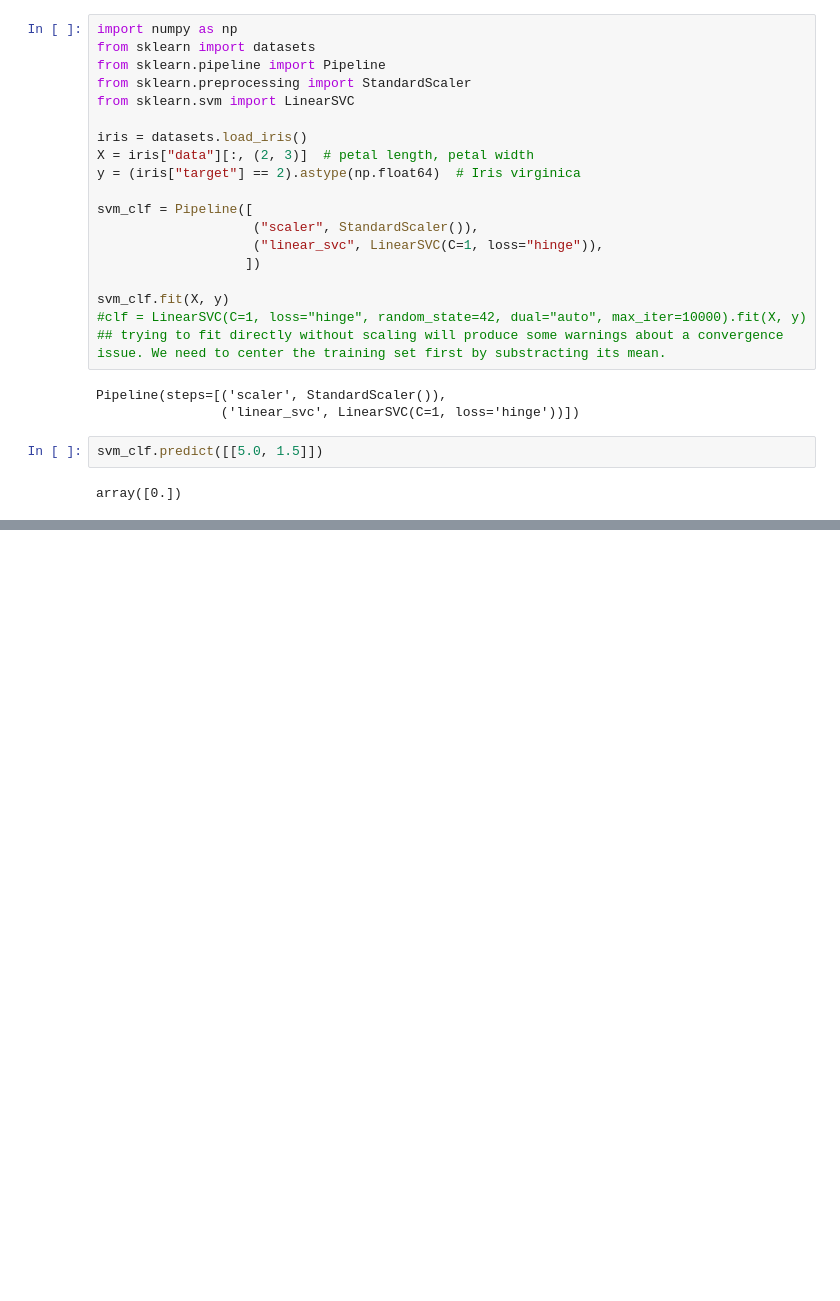
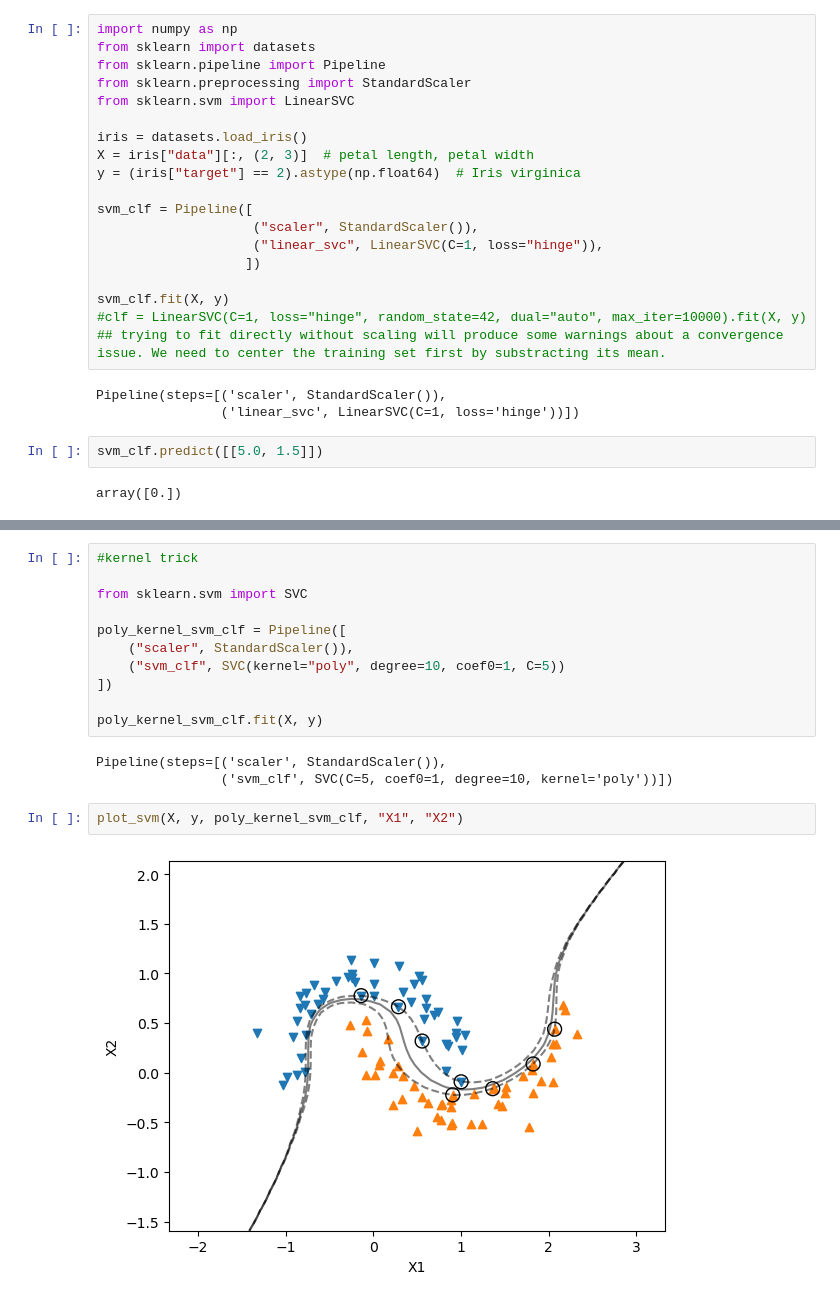
Before and after one commit to themanitou/ml, a Jupyter notebook: classification/svm.ipynb, the cells around one changed output, grey strips where cells are left out. Saved outputs shown, nothing was run; the diff lists cells and outputs as text; blank space fills up the shorter version.

```diff
--- a/classification/svm.ipynb
+++ b/classification/svm.ipynb
@@ -66,0 +97,18 @@ plt.scatter(
+# %%
+#kernel trick
+
+from sklearn.svm import SVC
+
+poly_kernel_svm_clf = Pipeline([
+    ("scaler", StandardScaler()),
+    ("svm_clf", SVC(kernel="poly", degree=10, coef0=1, C=5))
+])
+
+poly_kernel_svm_clf.fit(X, y)
+# %% [output]
+Pipeline(steps=[('scaler', StandardScaler()),
+                ('svm_clf', SVC(C=5, coef0=1, degree=10, kernel='poly'))])
+# %%
+plot_svm(X, y, poly_kernel_svm_clf, "X1", "X2")
+# %% [output]
+[figure, added]
```
Also changed, not shown: parts of 14 cells of this notebook, 3 other files.
